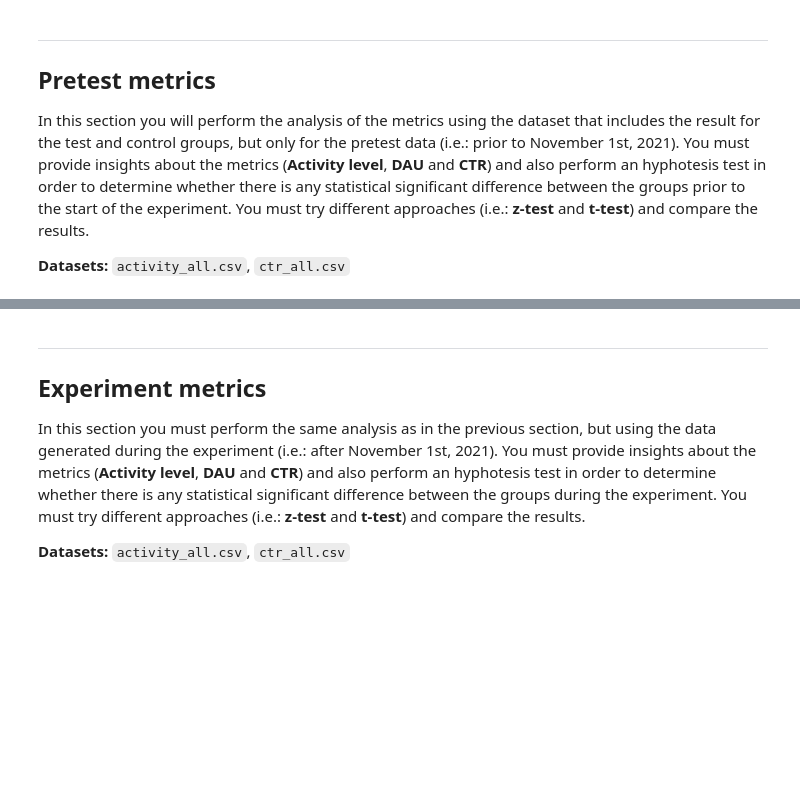
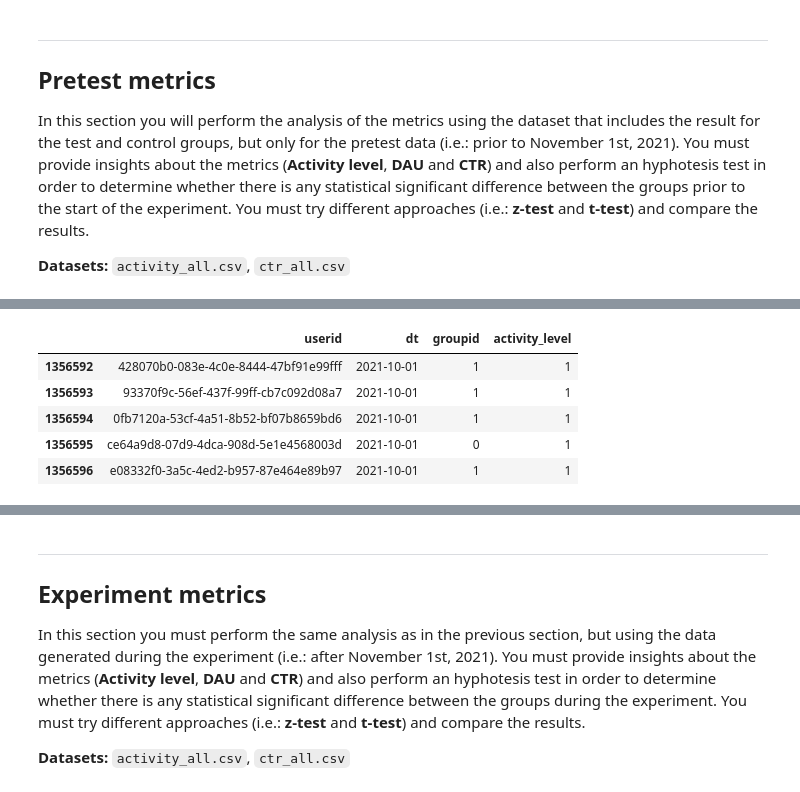
Before and after one commit to MargaMontV/the_significant_challenge, a Jupyter notebook: ab_test_challenge.ipynb, the cells around one changed output, grey strips where cells are left out. Cells and saved outputs as stored; diff of their text form; code cells hidden in the pictures; blank space fills up the shorter version.

```diff
--- a/ab_test_challenge.ipynb
+++ b/ab_test_challenge.ipynb
@@ -357,0 +405,11 @@ __Datasets:__ `activity_all.csv`, `ctr_all.csv`
+# %%
+#drop activity level 0
+activity_pre = activity_pre[activity_pre.activity_level != 0]
+activity_pre.head()
+# %% [output]
+|  | userid | dt | groupid | activity_level |
+| 1356592 | 428070b0-083e-4c0e-8444-47bf91e99fff | 2021-10-01 | 1 | 1 |
+| 1356593 | 93370f9c-56ef-437f-99ff-cb7c092d08a7 | 2021-10-01 | 1 | 1 |
+| 1356594 | 0fb7120a-53cf-4a51-8b52-bf07b8659bd6 | 2021-10-01 | 1 | 1 |
+| 1356595 | ce64a9d8-07d9-4dca-908d-5e1e4568003d | 2021-10-01 | 0 | 1 |
+| 1356596 | e08332f0-3a5c-4ed2-b957-87e464e89b97 | 2021-10-01 | 1 | 1 |
```
Also changed, not shown: parts of 11 cells of this notebook.
